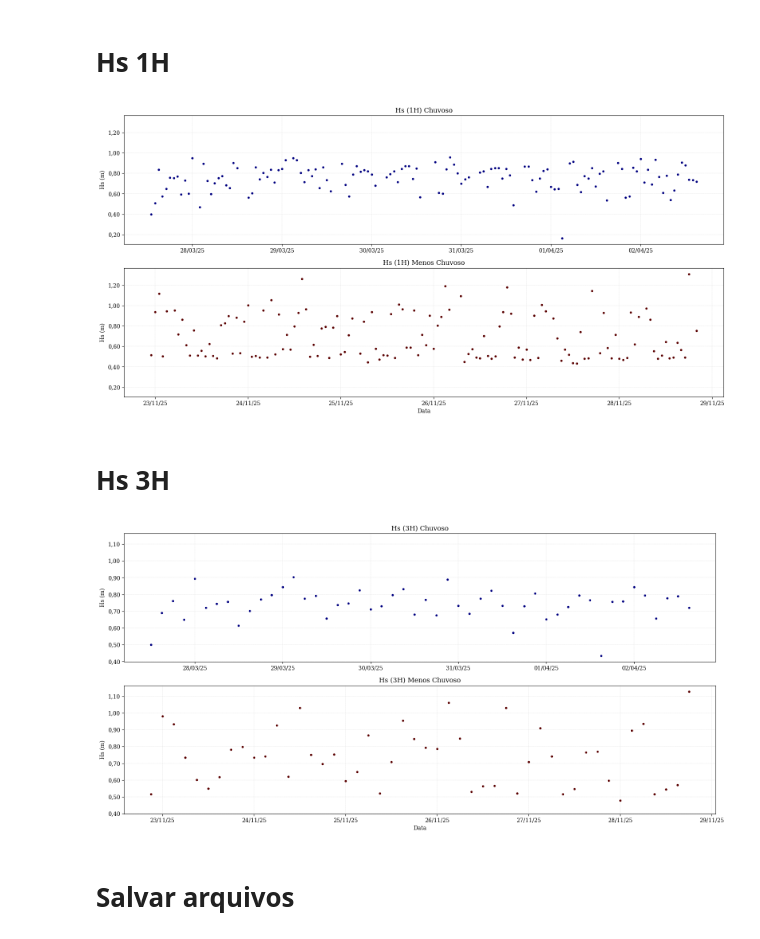
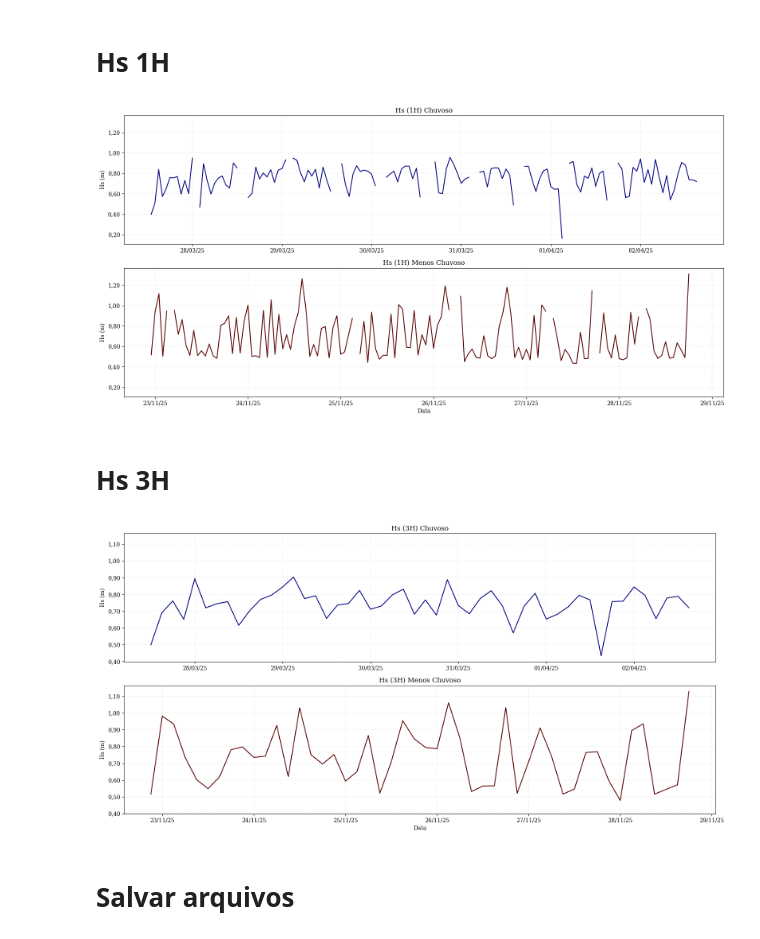
Before and after one commit to zydanne-costa/Ondas_ADCP_SCO_Mar_Nov_2025, a Jupyter notebook: main_strk.ipynb, the cells around one changed output. Drawn from its saved outputs; the diff is of its cells as text; code cells hidden in the pictures.

```diff
--- a/main_strk.ipynb
+++ b/main_strk.ipynb
@@ -979,10 +967,7 @@ fig, ax = plt.subplots(
 ax[0].plot(
     df_Hs_1H_CHU_STRK['DataHora'],
     df_Hs_1H_CHU_STRK['Hs'],
-    color='navy',
-    marker='o',
-    linestyle='None',
-    markersize=3
+    color='navy'
 )
 
 ax[0].set_title(
@@ -1011,10 +996,7 @@ ax[0].yaxis.set_major_formatter(
 ax[1].plot(
     df_Hs_1H_SEC_STRK['DataHora'],
     df_Hs_1H_SEC_STRK['Hs'],
-    color='#5A0000',
-    marker='o',
-    linestyle='None',
-    markersize=3
+    color='#5A0000'
 )
 
 ax[1].set_title(
@@ -1030,34 +1012,34 @@ ax[1].set_xlabel(
 )
 
 ax[1].grid(
     True,
     linestyle='--',
     linewidth=0.2,
     alpha=0.9
 )
 
 ax[1].yaxis.set_major_formatter(
     mticker.FuncFormatter(
         comma_formatter
     )
 )
 
 ax[0].xaxis.set_major_formatter(
     mdates.DateFormatter(
         '%d/%m/%y'
     )
 )
 
 ax[1].xaxis.set_major_formatter(
     mdates.DateFormatter(
         '%d/%m/%y'
     )
 )
 
 plt.tight_layout()
 plt.show()
 # %% [output]
-[figure, old version]
+[figure, new version]
 # %% [markdown]
 # Hs 3H
 # %%
@@ -1087,10 +1069,7 @@ fig, ax = plt.subplots(
 ax[0].plot(
     df_Hs_3H_CHU_STRK['DataHora'],
     df_Hs_3H_CHU_STRK['Hs'],
-    color='navy',
-    marker='o',
-    linestyle='None',
-    markersize=3
+    color='navy'
 )
 
 ax[0].set_title(
@@ -1119,10 +1098,7 @@ ax[0].yaxis.set_major_formatter(
 ax[1].plot(
     df_Hs_3H_SEC_STRK['DataHora'],
     df_Hs_3H_SEC_STRK['Hs'],
-    color='#5A0000',
-    marker='o',
-    linestyle='None',
-    markersize=3
+    color='#5A0000'
 )
 
 ax[1].set_title(
@@ -1165,7 +1141,7 @@ ax[1].xaxis.set_major_formatter(
 plt.tight_layout()
 plt.show()
 # %% [output]
-[figure, old version]
+[figure, new version]
 # %% [markdown]
 # Salvar arquivos
 # %%
```
Also changed, not shown: parts of 7 cells of this notebook.
